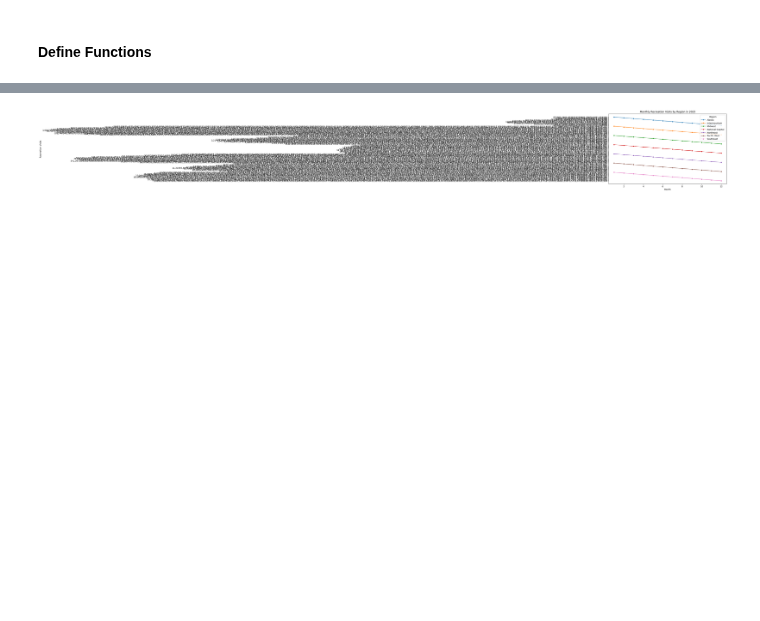
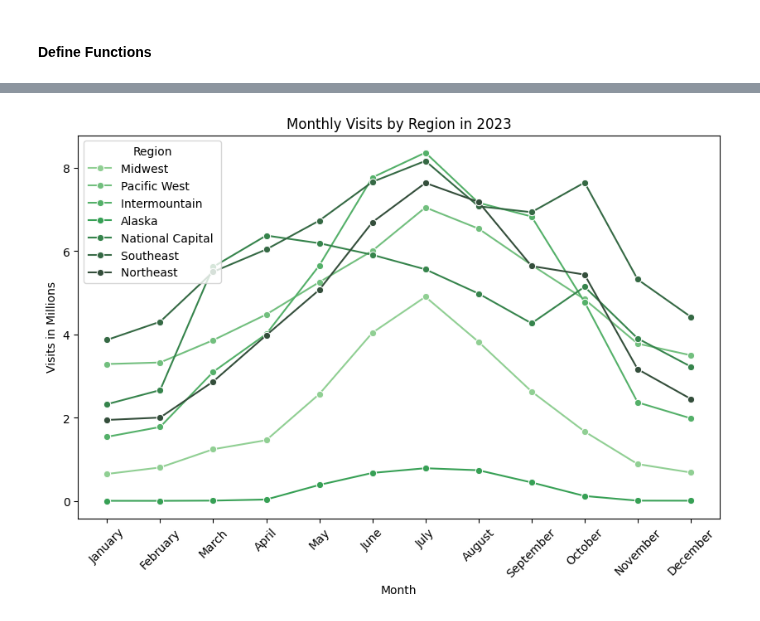
Before and after one commit to nblakkanesser/MADS_Capstone, a Jupyter notebook: 05_nps_analysis/08_nps_analysis.ipynb, the cells around one changed output, grey strips where cells are left out. Drawn from its saved outputs; the diff is of its cells as text; code cells hidden in the pictures; blank space fills up the shorter version.

Commit message:
Added NPS Visits analysis

```diff
--- a/05_nps_analysis/08_nps_analysis.ipynb
+++ b/05_nps_analysis/08_nps_analysis.ipynb
@@ -39,2 +17,14 @@ nps_df
+# %%
+config = env.env()
+
+# Input
+nps_df = pd.read_csv(config['root']+'05_nps_analysis\\NPS_visitations_2023.csv')
+
+# Outputs
+monthly = 'nps_monthly_visits.csv'
+yearly = 'nps_yearly_visits.csv'
+
+month_order = ['January', 'February', 'March', 'April', 'May', 'June',
+               'July', 'August', 'September', 'October', 'November', 'December']
 # %% [markdown]
 #### Define Functions
@@ -58,0 +31,8 @@ df
+# %%
+def create_full_parkname(row):
+    """
+    Removes abbreviation from parkname field and replaces it with park type to create full park name
+    """
+    park_name_parts = row['ParkName'].split()
+    park_name_parts[-1] = row['ParkType']
+    return ' '.join(park_name_parts)
@@ -58,0 +41,7 @@ df
+# %%
+nps_df.RecreationVisits = nps_df.RecreationVisits.apply(lambda x : x.replace(',',''))
+nps_df['RecreationVisits'] = pd.to_numeric(nps_df['RecreationVisits'])
+nps_df['Full_ParkName'] = nps_df.apply(create_full_parkname, axis=1)
+nps_df['Month_OG'] = nps_df['Month']
+nps_df['Month'] = nps_df['Month'].apply(lambda x: calendar.month_name[x])
+nps_df
@@ -59,14 +62,18 @@ df
 # %%
+df = nps_df[['Region','Month','RecreationVisits']]
+df = df.groupby(['Region', 'Month']).sum().reset_index()
+df['Month'] = pd.Categorical(df['Month'], categories=month_order, ordered=True)
+df = df.sort_values('Month')
+df.to_csv(monthly, index=False)
 
 plt.figure(figsize=(10, 6))
-sns.lineplot(x='Month', y='RecreationVisits', hue='Region', data=df, marker='o')
-
-# Adding labels and title
+sns.lineplot(x='Month', y='RecreationVisits', hue='Region', data=df, marker='o', palette='Greens_d')
 plt.xlabel('Month')
-plt.ylabel('Recreation Visits')
-plt.title('Monthly Recreation Visits by Region in 2023')
-
-# Show the plot
+plt.ylabel('Visits in Millions')
+plt.title('Monthly Visits by Region in 2023')
+# ChatGPT created the line below
+plt.gca().yaxis.set_major_formatter(ticker.FuncFormatter(lambda x, pos: f'{x/1e6:.0f}'))
+plt.xticks(rotation=45)
 plt.show()
 # %% [output]
-[figure, old version]
+[figure, new version]
```
Also changed, not shown: parts of 7 cells of this notebook, 2 other files.
